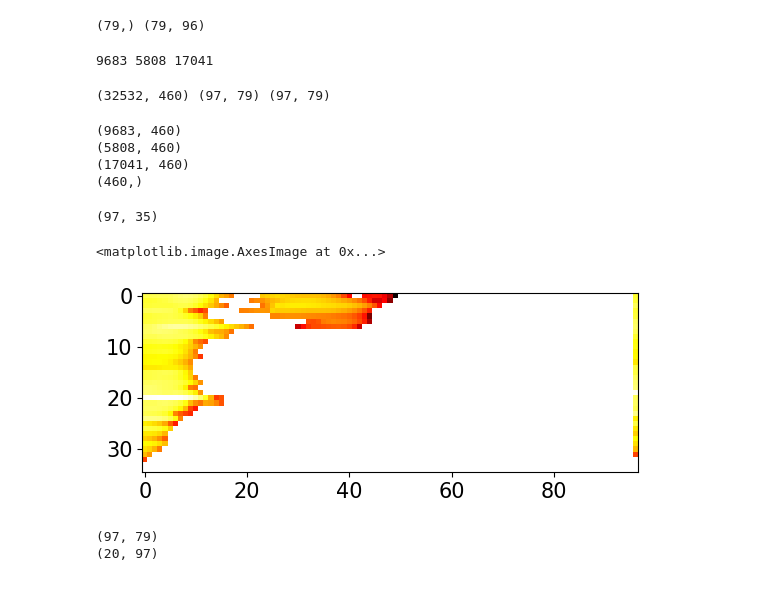
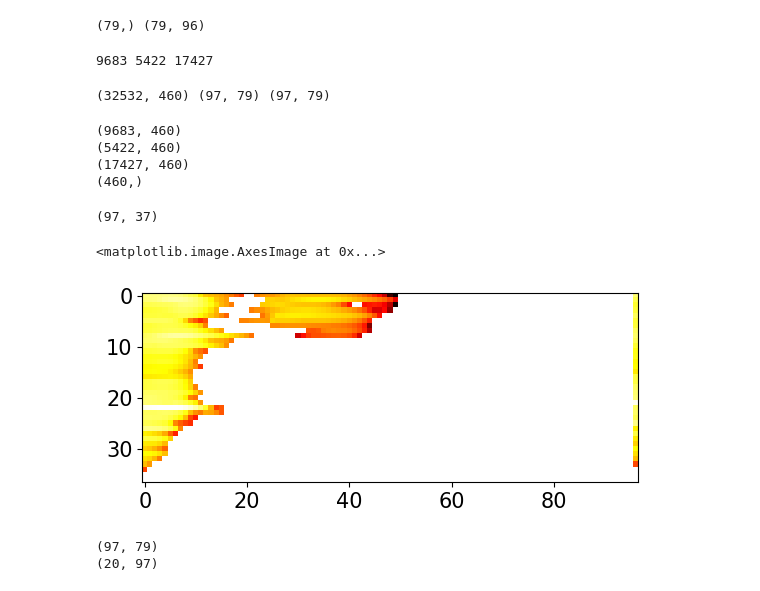
Before and after one commit to eliotperrin/Mixed-phase-cloud-with-CR-SIM, a Jupyter notebook: Comparaison.ipynb, the cells around one changed output. Drawn from its saved outputs; the diff is of its cells as text; code cells hidden in the pictures.

```diff
--- a/Comparaison.ipynb
+++ b/Comparaison.ipynb
@@ -360,7 +360,7 @@ with open('variables.pkl', 'wb') as f:
 # Coupure pour les données radar, pas encore utilisé pour le moment
 
 cut1 = datetime.datetime(2021, 12, 18, 6, 30)
-cut2 = datetime.datetime(2021, 12, 18, 14)
+cut2 = datetime.datetime(2021, 12, 18, 13, 30)
 
 # Découpage du tableau
 periode1_datas = x_axis[x_axis < cut1]
@@ -369,7 +369,7 @@ periode3_datas = x_axis[x_axis >= cut2]
 
 print(len(periode1_datas), len(periode2_datas), len(periode3_datas))
 # %% [output]
-9683 5808 17041
+9683 5422 17427
 # %%
 refl_datas = Ze_plot
 refl_model_demott = REFL[spin_up-1:end]
@@ -388,7 +388,7 @@ print(refl_datas.shape, refl_model_demott.shape, refl_model_allsip.shape)
 dates = np.array([np.datetime64(d) for d in x_axis])
 
 start1 = np.where(dates <= np.datetime64('2021-12-18T06:30:00'))[0][-1] + 1
-end1 = np.where(dates <= np.datetime64('2021-12-18T14:00:00'))[0][-1] + 1
+end1 = np.where(dates <= np.datetime64('2021-12-18T13:30:00'))[0][-1] + 1
 start2 = end1
 end2 = np.where(dates <= np.datetime64('2021-12-19T12:00:00'))[0][-1] + 1
 
@@ -410,38 +410,38 @@ median_refl_datas2 = np.nanmedian(data2, axis=1)
 median_refl_datas3 = np.nanmedian(data3, axis=1)
 # %% [output]
 (9683, 460)
-(5808, 460)
-(17041, 460)
+(5422, 460)
+(17427, 460)
 (460,)
 # %%
 #In this cell, the datas from the model are separated in 3 periods
 
 dates = np.array([np.datetime64(d) for d in wrf_time])
 
 start1 = np.where(dates <= np.datetime64('2021-12-18T06:30:00'))[0][-1] + 1
-end1 = np.where(dates <= np.datetime64('2021-12-18T18:30:00'))[0][-1] + 1
+end1 = np.where(dates <= np.datetime64('2021-12-18T17:30:00'))[0][-1] + 1
 start2 = end1
 end2 = np.where(dates <= np.datetime64('2021-12-19T12:00:00'))[0][-1] + 1
 
 data1 = refl_model_demott[:, :start1]
 data2 = refl_model_demott[:, start1:end1]
 data3 = refl_model_demott[:, start2:end2]
 
 print(data3.shape)
 
 data1 = data1.T
 data2 = data2.T
 data3 = data3.T
 
 median_refl_demott1 = np.nanmedian(data1, axis=0)
 median_refl_demott2 = np.nanmedian(data2, axis=0)
 median_refl_demott3 = np.nanmedian(data3, axis=0)
 
 plt.imshow(data3, cmap='hot')
 # %% [output]
-(97, 35)
+(97, 37)
 <matplotlib.image.AxesImage at 0x...>
-[figure, old version]
+[figure, new version]
 # %%
 #In this cell, the datas from the model are separated in 3 periods
 
```
Also changed, not shown: parts of 4 cells of this notebook.
